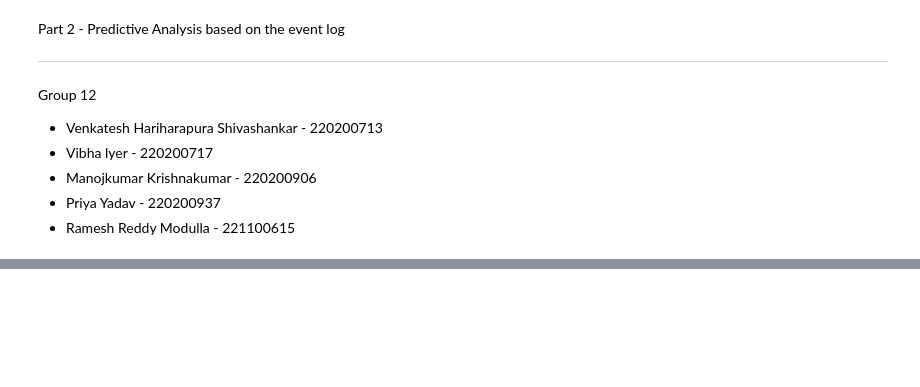
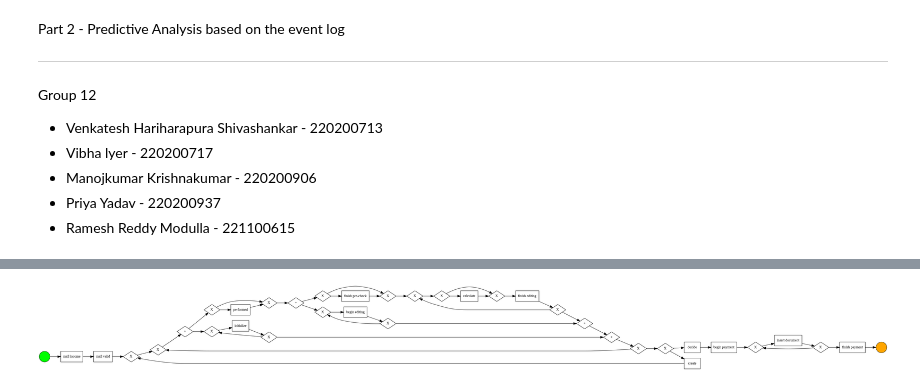
Before and after one commit to MANOJ9590/SPA, a Jupyter notebook: SmartProcessAnalytics(Task2).ipynb, the cells around one changed output, grey strips where cells are left out. Cells and saved outputs as stored; diff of their text form; code cells hidden in the pictures; blank space fills up the shorter version.

Commit message:
Probability and visualisation

```diff
--- a/SmartProcessAnalytics(Task2).ipynb
+++ b/SmartProcessAnalytics(Task2).ipynb
@@ -108 +110,8 @@ Predective Analysis
 +------------------------+-----------+-----------+-----------+-----------+
+# %%
+df = pm4py.convert_to_dataframe(import_xes('/content/drive/MyDrive/BPIChallenge2018-1.xes'))
+# %%
+bpmn_model = pm4py.discover_bpmn_inductive(df)
+pm4py.view_bpmn(bpmn_model)
+# %% [output]
+[figure, added]
```
Also changed, not shown: parts of 9 cells of this notebook.
